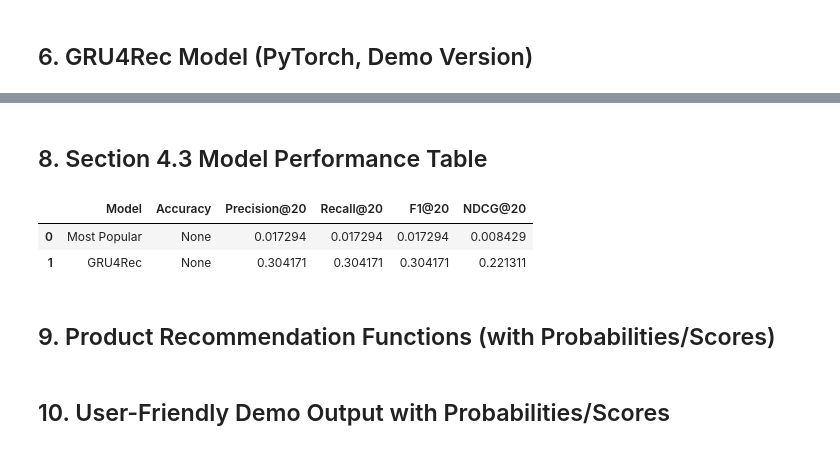
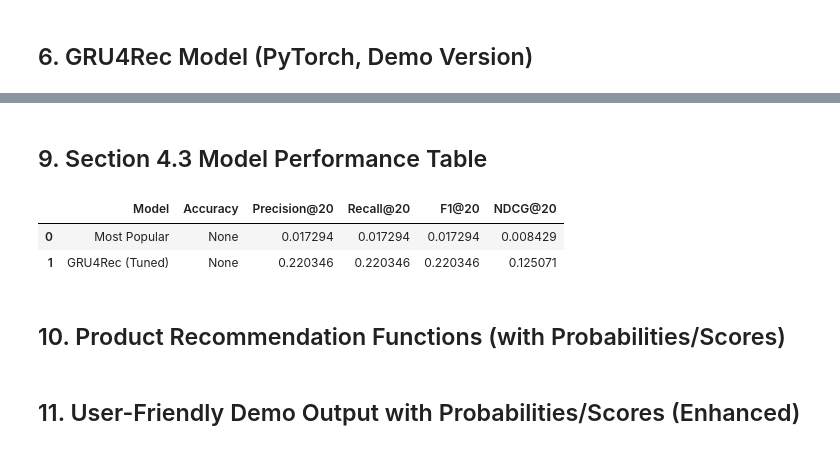
Before and after one commit to Khanh-Nguyen-android/Projectgroup-52-topic-2, a Jupyter notebook: retail_recommendation_engine.ipynb, the cells around one changed output, grey strips where cells are left out. Saved outputs shown, nothing was run; the diff lists cells and outputs as text; code cells hidden in the pictures.

```diff
--- a/retail_recommendation_engine_1.ipynb
+++ b/retail_recommendation_engine.ipynb
@@ -175,25 +215,12 @@ class GRU4Rec(nn.Module):
         out = self.fc(h.squeeze(0))
         return out
 
+# Prepare sequences for training
 seq_df = (train.groupby('session_id')['item_idx'].apply(list).reset_index(name='seq'))
 seq_df = seq_df[seq_df['seq'].apply(lambda x: len(x) > 1)]
 sequences = seq_df['seq'].tolist()
+
 dataset = SessionDataset(sequences)
 loader = DataLoader(dataset, batch_size=256, shuffle=True)
+
 device = torch.device('cuda' if torch.cuda.is_available() else 'cpu')
-model = GRU4Rec(n_items=events['item_idx'].nunique()).to(device)
-optimizer = torch.optim.Adam(model.parameters(), lr=0.001)
-loss_fn = nn.CrossEntropyLoss()
-
-for epoch in range(4):
-    model.train()
-    epoch_loss = 0
-    for xb, yb in loader:
-        xb, yb = xb.to(device), yb.to(device).squeeze()
-        optimizer.zero_grad()
-        logits = model(xb)
-        loss = loss_fn(logits, yb)
-        loss.backward()
-        optimizer.step()
-        epoch_loss += loss.item()
-    print(f"Epoch {epoch+1}, Loss: {epoch_loss/len(loader):.4f}")
@@ -222,76 +413,52 @@ als_model = None
 # %% [markdown]
-## 8. Section 4.3 Model Performance Table
+## 9. Section 4.3 Model Performance Table
 # %%
+# This section generates the final performance metrics on the unseen test set.
+
 def precision_at_k(y_true, y_pred, k=20):
-    hits = 0
-    total = 0
+    hits = 0; total = 0
     for pred, true in zip(y_pred, y_true):
-        if true in pred[:k]:
-            hits += 1
+        if true in pred[:k]: hits += 1
         total += 1
     return hits / total if total > 0 else 0
 
-def recall_at_k(y_true, y_pred, k=20):
-    return precision_at_k(y_true, y_pred, k)
-
-def f1_at_k(y_true, y_pred, k=20):
-    p = precision_at_k(y_true, y_pred, k)
-    r = recall_at_k(y_true, y_pred, k)
-    return 2 * p * r / (p + r + 1e-10)
+def recall_at_k(y_true, y_pred, k=20): return precision_at_k(y_true, y_pred, k)
+def f1_at_k(y_true, y_pred, k=20): p = precision_at_k(y_true, y_pred, k); r = recall_at_k(y_true, y_pred, k); return 2*p*r/(p+r+1e-10)
 
 def ndcg_at_k(y_true, y_pred, k=20):
     ndcg = 0
     for pred, true in zip(y_pred, y_true):
         if true in pred[:k]:
             idx = pred[:k].index(true)
             ndcg += 1 / np.log2(idx + 2)
     return ndcg / len(y_true) if len(y_true) > 0 else 0
 
 test_sessions = [group['item_idx'].tolist() for _, group in test.groupby('session_id') if len(group) > 1]
 y_true = [items[-1] for items in test_sessions]
 y_pred_pop = [most_popular for _ in test_sessions]
 
 def predict_next(model, session, k=20):
     model.eval()
     with torch.no_grad():
         inp = torch.LongTensor([session[-10:]]).to(device)
         logits = model(inp)
         topk = logits.cpu().numpy().argsort()[0][-k:][::-1]
     return topk.tolist()
 
-y_pred_gru = []
-for items in test_sessions:
-    pred = predict_next(model, items[:-1], k=20)
-    y_pred_gru.append(pred)
-
-if als_model is not None:
-    test_user_idxs = test['user_idx'].unique()
-    users_df = spark.createDataFrame(pd.DataFrame({'user_idx': test_user_idxs}))
-    user_recs = als_model.recommendForUserSubset(users_df, 20).toPandas()
-    als_user2pred = {row['user_idx']: [x['item_idx'] for x in row['recommendations']] for idx, row in user_recs.iterrows()}
-    y_pred_als = []
-    for session, group in test.groupby('session_id'):
-        items = group['item_idx'].tolist()
-        if len(items) > 1:
-            uidx = group['user_idx'].iloc[0]
-            y_pred_als.append(als_user2pred.get(uidx, most_popular))
-else:
-    y_pred_als = None
+y_pred_gru = [predict_next(model, items[:-1], k=20) for items in test_sessions]
 
 results = []
 results.append(['Most Popular', None, precision_at_k(y_true, y_pred_pop, 20), recall_at_k(y_true, y_pred_pop, 20), f1_at_k(y_true, y_pred_pop, 20), ndcg_at_k(y_true, y_pred_pop, 20)])
-results.append(['GRU4Rec', None, precision_at_k(y_true, y_pred_gru, 20), recall_at_k(y_true, y_pred_gru, 20), f1_at_k(y_true, y_pred_gru, 20), ndcg_at_k(y_true, y_pred_gru, 20)])
-if y_pred_als is not None:
-    results.append(['ALS', None, precision_at_k(y_true, y_pred_als, 20), recall_at_k(y_true, y_pred_als, 20), f1_at_k(y_true, y_pred_als, 20), ndcg_at_k(y_true, y_pred_als, 20)])
+results.append(['GRU4Rec (Tuned)', None, precision_at_k(y_true, y_pred_gru, 20), recall_at_k(y_true, y_pred_gru, 20), f1_at_k(y_true, y_pred_gru, 20), ndcg_at_k(y_true, y_pred_gru, 20)])
 
 results_df = pd.DataFrame(results, columns=['Model', 'Accuracy', 'Precision@20', 'Recall@20', 'F1@20', 'NDCG@20'])
 display(results_df)
 # %% [output]
 |  | Model | Accuracy | Precision@20 | Recall@20 | F1@20 | NDCG@20 |
 | 0 | Most Popular | None | 0.017294 | 0.017294 | 0.017294 | 0.008429 |
-| 1 | GRU4Rec | None | 0.304171 | 0.304171 | 0.304171 | 0.221311 |
+| 1 | GRU4Rec (Tuned) | None | 0.220346 | 0.220346 | 0.220346 | 0.125071 |
 # %% [markdown]
-## 9. Product Recommendation Functions (with Probabilities/Scores)
+## 10. Product Recommendation Functions (with Probabilities/Scores)
 # %%
 def recommend_products_gru4rec_with_probs(model, session_items, n=5):
     model.eval()
@@ -322,7 +479,7 @@ def recommend_most_popular_with_probs(n=5):
     top_items = item_enc.inverse_transform(top_idx)
     return list(zip(top_items, top_probs))
 # %% [markdown]
-## 10. User-Friendly Demo Output with Probabilities/Scores
+## 11. User-Friendly Demo Output with Probabilities/Scores (Enhanced)
 # %%
 # Random session from test with at least 4 items
 test_sessions_df = test.groupby('session_id')['itemid'].apply(list).reset_index()
```
Also changed, not shown: parts of 19 cells of this notebook.
